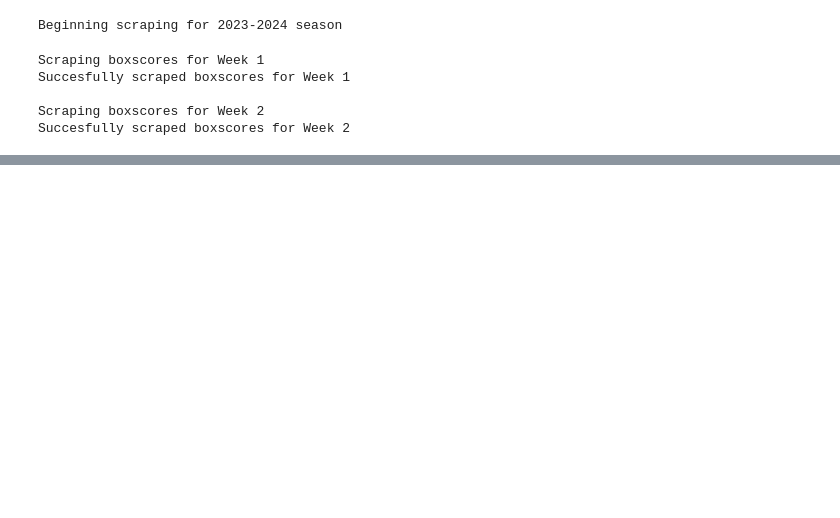
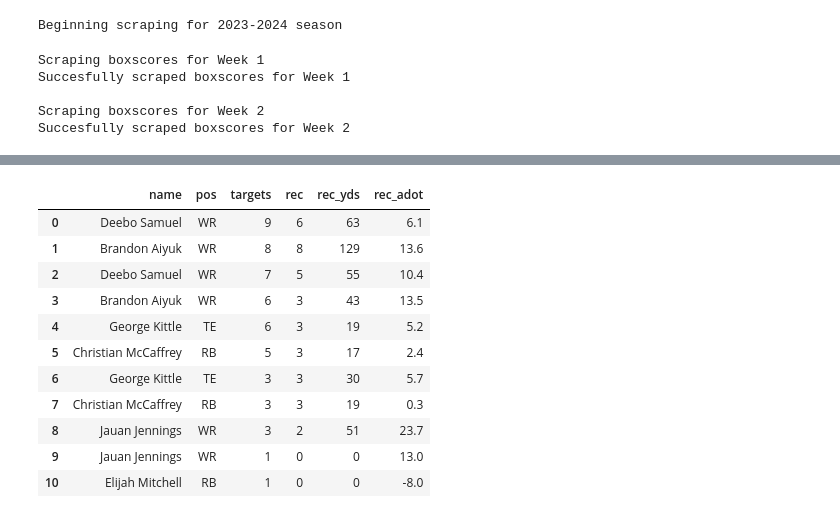
Before and after one commit to jackdegen/nfl-boxscores, a Jupyter notebook: src/interactive.ipynb, the cells around one changed output, grey strips where cells are left out. Cells and saved outputs as stored; diff of their text form; code cells hidden in the pictures; blank space fills up the shorter version.

```diff
--- a/src/interactive.ipynb
+++ b/src/interactive.ipynb
@@ -61,0 +70,47 @@ memory usage: 1.8+ MB
+# %%
+nyg_boxscores = cleaning.load_team_boxscores('NYG')
+nyg_snapcounts = cleaning.load_team_snapcounts('NYG')
+
+sf_boxscores = cleaning.load_team_boxscores('SF')
+sf_snapcounts = cleaning.load_team_snapcounts('SF')
+# %%
+nyg_receiving = cleaning.load_team_adv_stats('NYG', 'receiving')
+# nyg_snapcounts = cleaning.load_team_snapcounts('NYG')
+
+# sf_boxscores = cleaning.load_team_boxscores('SF')
+# sf_snapcounts = cleaning.load_team_snapcounts('SF')
+sf_receiving = cleaning.load_team_adv_stats('SF', 'receiving')
+# %%
+def receiving_stats(team: str, **kwargs):
+    rec = cleaning.load_team_adv_stats(team, 'receiving')
+
+    stats = ['targets', 'rec', 'rec_yds', 'rec_adot'] + kwargs.get('stats', [])
+
+    if kwargs.get('raw', False):
+        return (rec
+                [['name', 'pos'] + stats]
+                .sort_values(stats, ascending=False)
+                .reset_index(drop=True)
+               )
+
+    return (rec
+            .groupby('name')
+            [stats]
+            .agg(['mean'])
+            .sort_values([('targets', 'mean'), ('rec_adot', 'mean')], ascending=False)
+           )
+# %%
+receiving_stats('SF', raw=True)
+# %% [output]
+|  | name | pos | targets | rec | rec_yds | rec_adot |
+| 0 | Deebo Samuel | WR | 9 | 6 | 63 | 6.1 |
+| 1 | Brandon Aiyuk | WR | 8 | 8 | 129 | 13.6 |
+| 2 | Deebo Samuel | WR | 7 | 5 | 55 | 10.4 |
+| 3 | Brandon Aiyuk | WR | 6 | 3 | 43 | 13.5 |
+| 4 | George Kittle | TE | 6 | 3 | 19 | 5.2 |
+| 5 | Christian McCaffrey | RB | 5 | 3 | 17 | 2.4 |
+| 6 | George Kittle | TE | 3 | 3 | 30 | 5.7 |
+| 7 | Christian McCaffrey | RB | 3 | 3 | 19 | 0.3 |
+| 8 | Jauan Jennings | WR | 3 | 2 | 51 | 23.7 |
+| 9 | Jauan Jennings | WR | 1 | 0 | 0 | 13.0 |
+| 10 | Elijah Mitchell | RB | 1 | 0 | 0 | -8.0 |
```
Also changed, not shown: parts of 15 cells of this notebook, 3 other files.
